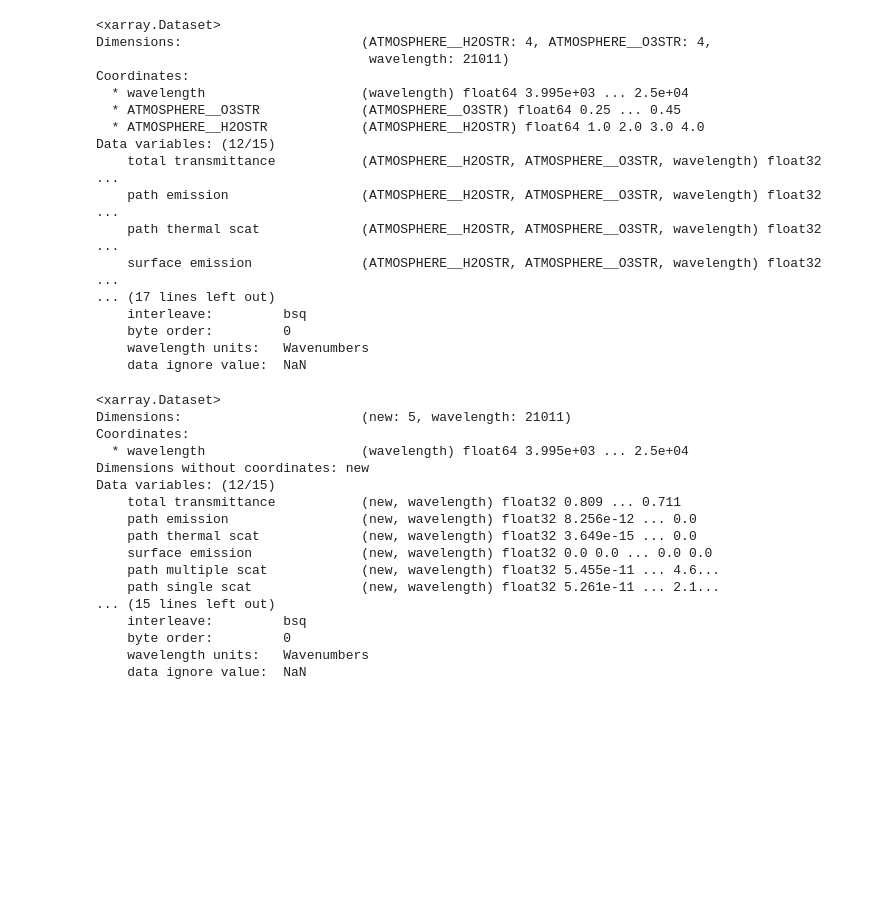
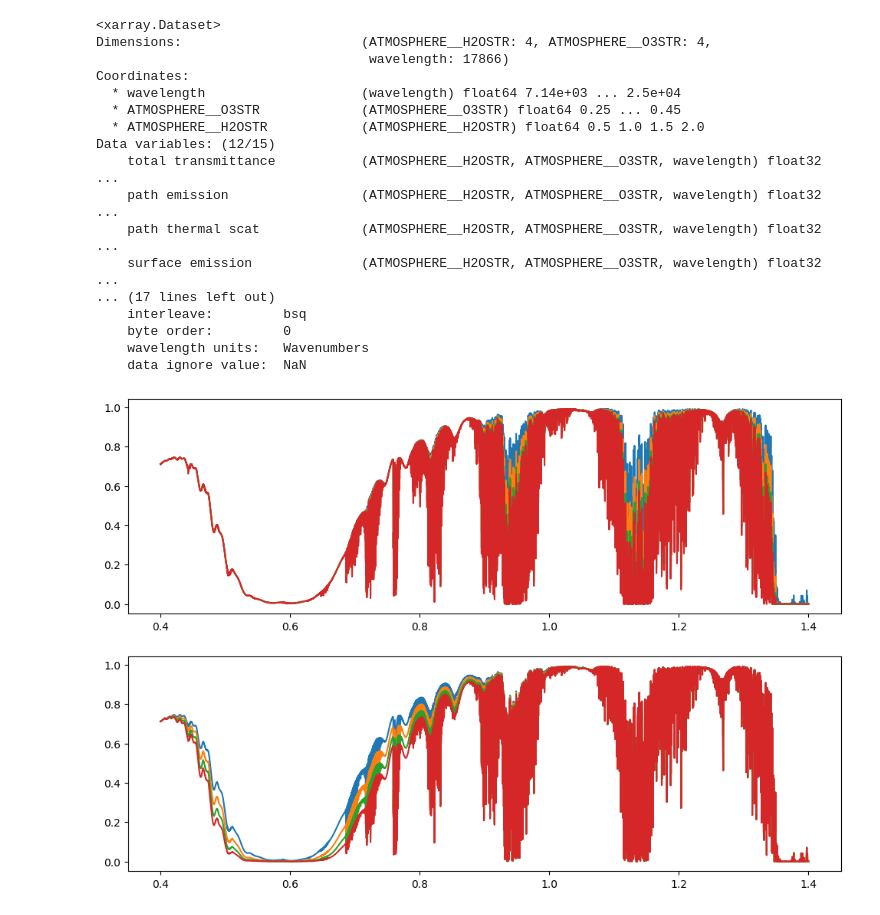
Before and after one commit to brianschubert/pymod6, a Jupyter notebook: notebooks/basic_sweep.ipynb, the cells around one changed output. Drawn from its saved outputs; the diff is of its cells as text; code cells hidden in the pictures; blank space fills up the shorter version.

```diff
--- a/notebooks/basic_sweep.ipynb
+++ b/notebooks/basic_sweep.ipynb
@@ -8,20 +9,24 @@ import pymod6.input as mod_input
 # %%
 base_case = mod_input.merge_case_parts(
     mod_input.basecases.BASE_0,
-    mod_input.basecases.SPECTRAL_VNIR_SWIR,
+    mod_input.basecases.SPECTRAL_VNIR,
     mod_input.make_case(
         SPECTRAL__LBMNAM="T",
         SPECTRAL__BMNAME="01_2013",
-        ATMOSPHERE__H2OUNIT="a",  # units of atm-cm
+        # ATMOSPHERE__H2OUNIT="a",  # units of atm-cm
+         ATMOSPHERE__H2OUNIT=" ",  # scale
         ATMOSPHERE__O3UNIT="g",   # units og g/cm^2
+        # ATMOSPHERE__O3UNIT=" ",   # scale
     ),
     allow_override=True,
 )
 
 sweep_1_keyword = "ATMOSPHERE__H2OSTR"
-sweep_1_range = (1, 4)  # cm-atm
+# sweep_1_range = (1, 4)  # cm-atm
+sweep_1_range = (0.5, 2)  # scale
 sweep_2_keyword = "ATMOSPHERE__O3STR"
 sweep_2_range = (0.25, 0.45) # g/cm^2
+# sweep_2_range = (0.25, 0.45) # scale
 
 sweep_1_values = np.linspace(*sweep_1_range, 4)
 sweep_2_values = np.linspace(*sweep_2_range, 4)
@@ -55,43 +60,35 @@ tape7_data = xr.concat(
     ],
     dim=sweep_1_keyword,
 ).assign_coords({sweep_1_keyword: sweep_1_values})
+display(tape7_data)
+# %% [output]
+<xarray.Dataset>
+Dimensions:                       (ATMOSPHERE__H2OSTR: 4, ATMOSPHERE__O3STR: 4,
+                                   wavelength: 17866)
+Coordinates:
+  * wavelength                    (wavelength) float64 7.14e+03 ... 2.5e+04
+  * ATMOSPHERE__O3STR             (ATMOSPHERE__O3STR) float64 0.25 ... 0.45
+  * ATMOSPHERE__H2OSTR            (ATMOSPHERE__H2OSTR) float64 0.5 1.0 1.5 2.0
+Data variables: (12/15)
+    total transmittance           (ATMOSPHERE__H2OSTR, ATMOSPHERE__O3STR, wavelength) float32 ...
+    path emission                 (ATMOSPHERE__H2OSTR, ATMOSPHERE__O3STR, wavelength) float32 ...
+    path thermal scat             (ATMOSPHERE__H2OSTR, ATMOSPHERE__O3STR, wavelength) float32 ...
+    surface emission              (ATMOSPHERE__H2OSTR, ATMOSPHERE__O3STR, wavelength) float32 ...
+... (17 lines left out)
+    interleave:         bsq
+    byte order:         0
+    wavelength units:   Wavenumbers
+    data ignore value:  NaN
 # %%
-tape7_data
+assert tape7_data.attrs["wavelength units"] == "Wavenumbers"
+wavelengths = pymod6.unit.Wavenumber(tape7_data.wavelength, "cm-1").as_wavelength("um")
-# %% [output]
-<xarray.Dataset>
-Dimensions:                       (ATMOSPHERE__H2OSTR: 4, ATMOSPHERE__O3STR: 4,
-                                   wavelength: 21011)
-Coordinates:
-  * wavelength                    (wavelength) float64 3.995e+03 ... 2.5e+04
-  * ATMOSPHERE__O3STR             (ATMOSPHERE__O3STR) float64 0.25 ... 0.45
-  * ATMOSPHERE__H2OSTR            (ATMOSPHERE__H2OSTR) float64 1.0 2.0 3.0 4.0
-Data variables: (12/15)
-    total transmittance           (ATMOSPHERE__H2OSTR, ATMOSPHERE__O3STR, wavelength) float32 ...
-    path emission                 (ATMOSPHERE__H2OSTR, ATMOSPHERE__O3STR, wavelength) float32 ...
-    path thermal scat             (ATMOSPHERE__H2OSTR, ATMOSPHERE__O3STR, wavelength) float32 ...
-    surface emission              (ATMOSPHERE__H2OSTR, ATMOSPHERE__O3STR, wavelength) float32 ...
-... (17 lines left out)
-    interleave:         bsq
-    byte order:         0
-    wavelength units:   Wavenumbers
-    data ignore value:  NaN
-# %%
-xr.concat(tape7_data[0], dim="new").assign_coords(new=sweep_2_values)
-# %% [output]
-<xarray.Dataset>
-Dimensions:                       (new: 5, wavelength: 21011)
-Coordinates:
-  * wavelength                    (wavelength) float64 3.995e+03 ... 2.5e+04
-Dimensions without coordinates: new
-Data variables: (12/15)
-    total transmittance           (new, wavelength) float32 0.809 ... 0.711
-    path emission                 (new, wavelength) float32 8.256e-12 ... 0.0
-    path thermal scat             (new, wavelength) float32 3.649e-15 ... 0.0
-    surface emission              (new, wavelength) float32 0.0 0.0 ... 0.0 0.0
-    path multiple scat            (new, wavelength) float32 5.455e-11 ... 4.6...
-    path single scat              (new, wavelength) float32 5.261e-11 ... 2.1...
-... (15 lines left out)
-    interleave:         bsq
-    byte order:         0
-    wavelength units:   Wavenumbers
-    data ignore value:  NaN
+# %%
+fig, axs = plt.subplots(nrows=2, figsize=(12, 8))
+
+for swp_1_idx in range(len(sweep_2_values)):
+    axs[0].plot(wavelengths, tape7_data["total transmittance"][swp_1_idx, 0])
+
+for swp_2_idx in range(len(sweep_2_values)):
+    axs[1].plot(wavelengths, tape7_data["total transmittance"][0, swp_2_idx])
+# %% [output]
+[figure, added]
```
Also changed, not shown: parts of 1 cell of this notebook, 1 other file.
